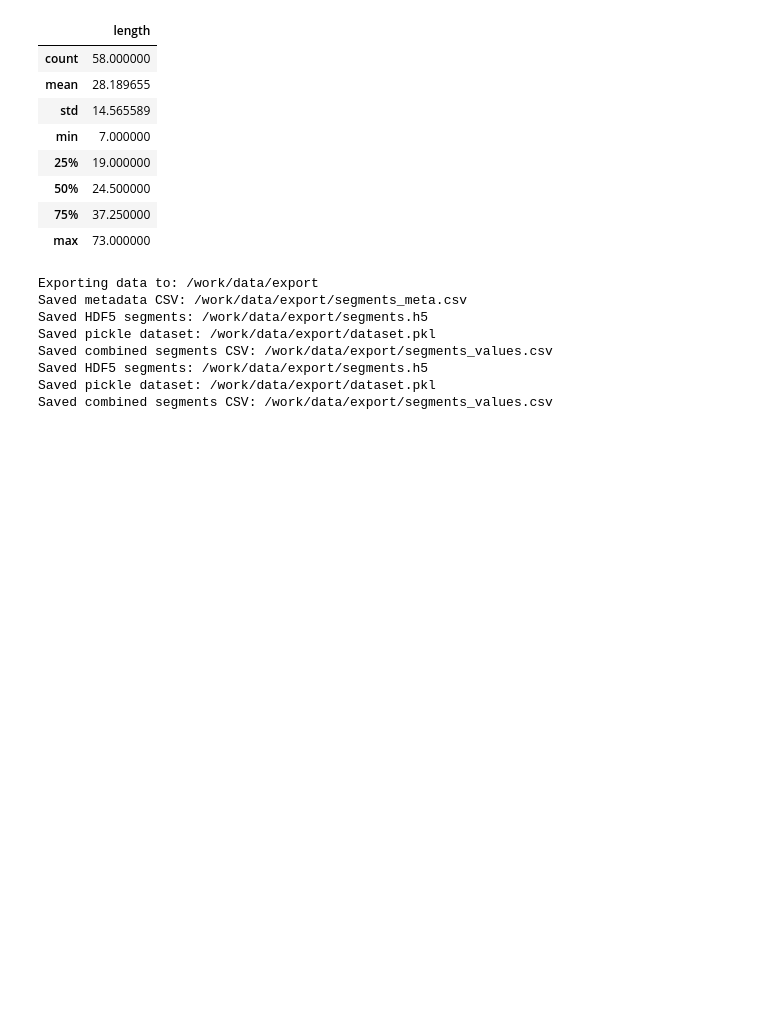
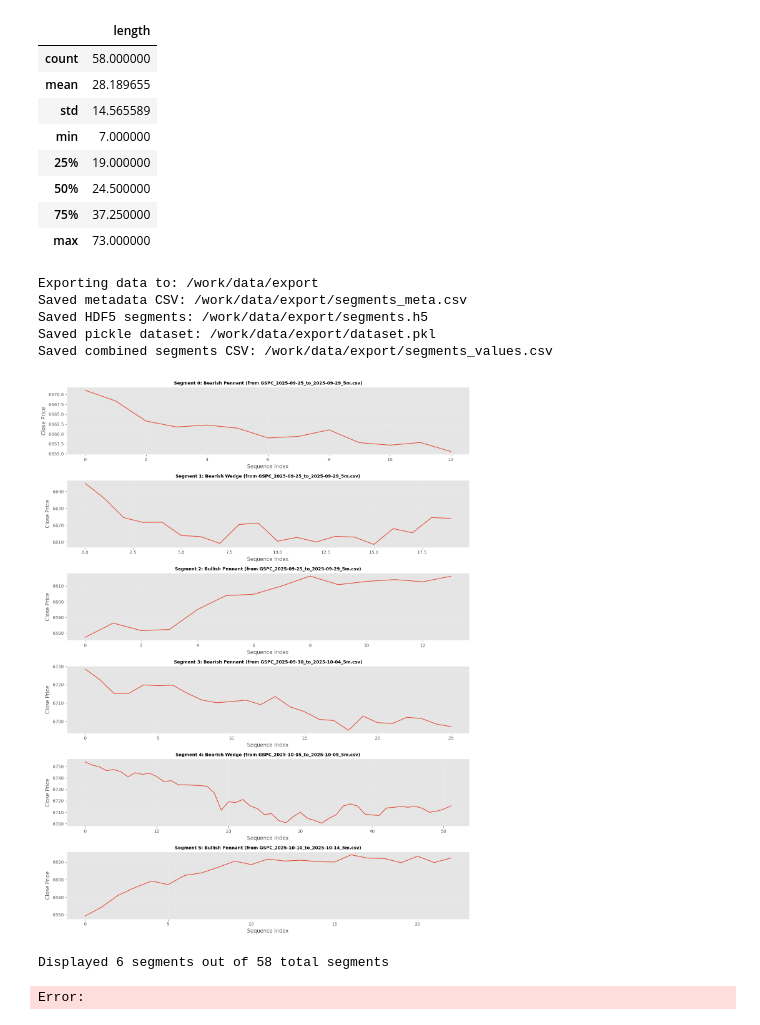
Before and after one commit to matesze41/vitmma19-pw, a Jupyter notebook: notebook/01-data-exploration.ipynb, the cells around one changed output. Drawn from its saved outputs; the diff is of its cells as text; code cells hidden in the pictures; blank space fills up the shorter version.

```diff
--- a/notebook/01-data-exploration.ipynb
+++ b/notebook/01-data-exploration.ipynb
@@ -298,6 +298,8 @@ for i, seg in enumerate(all_segments):
     rows.append(seg_df)
 if rows:
     combined_df = pd.concat(rows, axis=0, ignore_index=True)
+    # Ensure rows belonging to the same segment are contiguous and ordered
+    combined_df = combined_df.sort_values(["segment_id", "seq_index"], kind="mergesort").reset_index(drop=True)
     combined_df.to_csv(combined_csv_path, index=False)
     print("Saved combined segments CSV:", combined_csv_path)
 else:
@@ -308,6 +310,37 @@ Saved metadata CSV: /work/data/export/segments_meta.csv
 Saved HDF5 segments: /work/data/export/segments.h5
 Saved pickle dataset: /work/data/export/dataset.pkl
 Saved combined segments CSV: /work/data/export/segments_values.csv
-Saved HDF5 segments: /work/data/export/segments.h5
-Saved pickle dataset: /work/data/export/dataset.pkl
-Saved combined segments CSV: /work/data/export/segments_values.csv
+# %%
+# Visualize a sample of segments from combined_df
+import matplotlib.pyplot as plt
+
+# Get unique segment IDs
+unique_segments = combined_df['segment_id'].unique()
+
+# Plot first 6 segments (or fewer if less available)
+n_plots = min(6, len(unique_segments))
+fig, axes = plt.subplots(n_plots, 1, figsize=(14, 3*n_plots))
+
+if n_plots == 1:
+    axes = [axes]
+
+for idx, seg_id in enumerate(unique_segments[:n_plots]):
+    seg_data = combined_df[combined_df['segment_id'] == seg_id]
+    label = seg_data['label'].iloc[0]
+    csv_file = seg_data['csv_file'].iloc[0]
+
+    # Plot the Close price
+    axes[idx].plot(seg_data['seq_index'], seg_data['Close'], linewidth=1.5)
+    axes[idx].set_title(f"Segment {seg_id}: {label} (from {csv_file})", fontsize=10, fontweight='bold')
+    axes[idx].set_xlabel("Sequence Index")
+    axes[idx].set_ylabel("Close Price")
+    axes[idx].grid(True, alpha=0.3)
+
+plt.tight_layout()
+plt.show()
+
+print(f"Displayed {n_plots} segments out of {len(unique_segments)} total segments")
+# %% [output]
+[figure, added]
+Displayed 6 segments out of 58 total segments
+Error:
```
Also changed, not shown: 5 other files.
